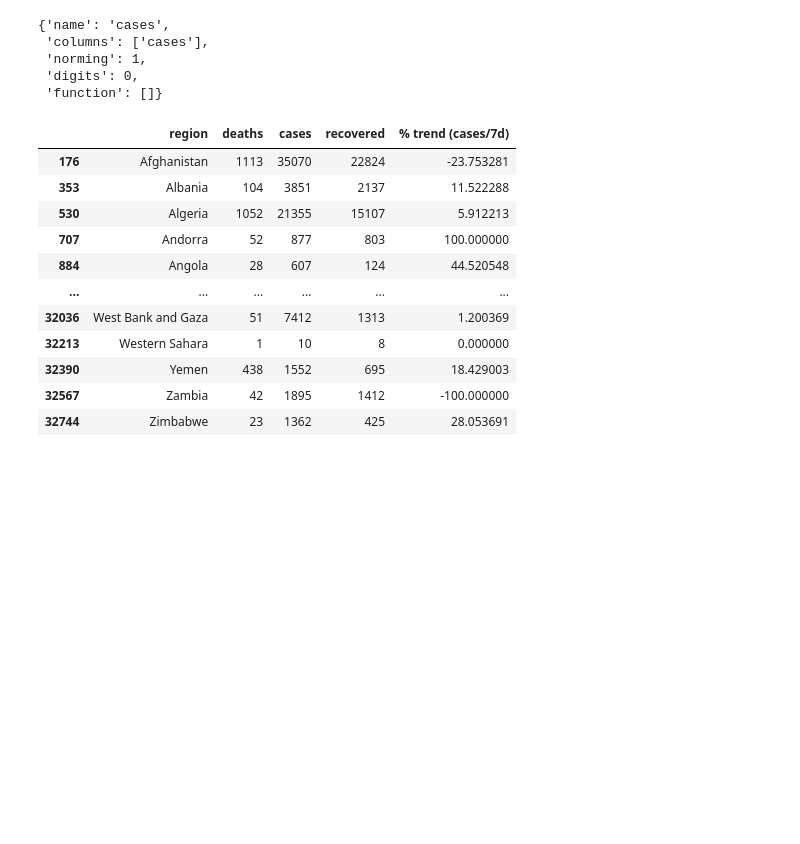
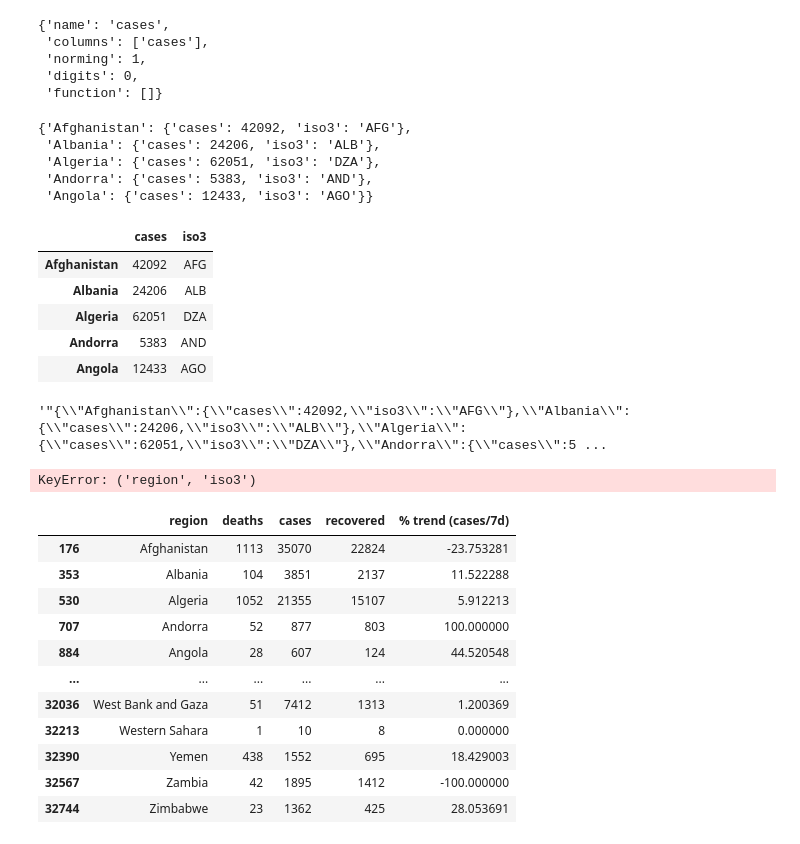
Before and after one commit to ditori1976/covid_app, a Jupyter notebook: notebooks/DataLoader.ipynb, the cells around one changed output. Saved outputs shown, nothing was run; the diff lists cells and outputs as text; code cells hidden in the pictures; blank space fills up the shorter version.

```diff
--- a/notebooks/DataLoader.ipynb
+++ b/notebooks/DataLoader.ipynb
@@ -92,6 +81,37 @@ data.indicators["cases"]
  'norming': 1,
  'digits': 0,
  'function': []}
+# %%
+indicator = "cases"
+map_data = data.latest_data(data.indicators[indicator])[["region", indicator, "iso3"]].head()
+map_data = map_data.set_index("region").to_dict(orient="index")
+map_data = dict(map = map_data, indicator=indicator)
+map_data["map"]
+# a
+# %% [output]
+{'Afghanistan': {'cases': 42092, 'iso3': 'AFG'},
+ 'Albania': {'cases': 24206, 'iso3': 'ALB'},
+ 'Algeria': {'cases': 62051, 'iso3': 'DZA'},
+ 'Andorra': {'cases': 5383, 'iso3': 'AND'},
+ 'Angola': {'cases': 12433, 'iso3': 'AGO'}}
+# %%
+pd.read_json(json.dumps(map_data["map"]), orient="index")
+# %% [output]
+|  | cases | iso3 |
+| Afghanistan | 42092 | AFG |
+| Albania | 24206 | ALB |
+| Algeria | 62051 | DZA |
+| Andorra | 5383 | AND |
+| Angola | 12433 | AGO |
+# %%
+import json
+json.dumps(map_data)
+# %% [output]
+'"{\\"Afghanistan\\":{\\"cases\\":42092,\\"iso3\\":\\"AFG\\"},\\"Albania\\":{\\"cases\\":24206,\\"iso3\\":\\"ALB\\"},\\"Algeria\\":{\\"cases\\":62051,\\"iso3\\":\\"DZA\\"},\\"Andorra\\":{\\"cases\\":5 ...
+# %%
+data.latest_data(data.indicators[indicator])["region", "iso3"]
+# %% [output]
+KeyError: ('region', 'iso3')
 # %%
 data.latest_data(data.indicators["cases_trend"]).loc[:,["region", "deaths", "cases", "recovered", "% trend (cases/7d)"]]
 # %% [output]
```
Also changed, not shown: parts of 2 cells of this notebook, 6 other files.
